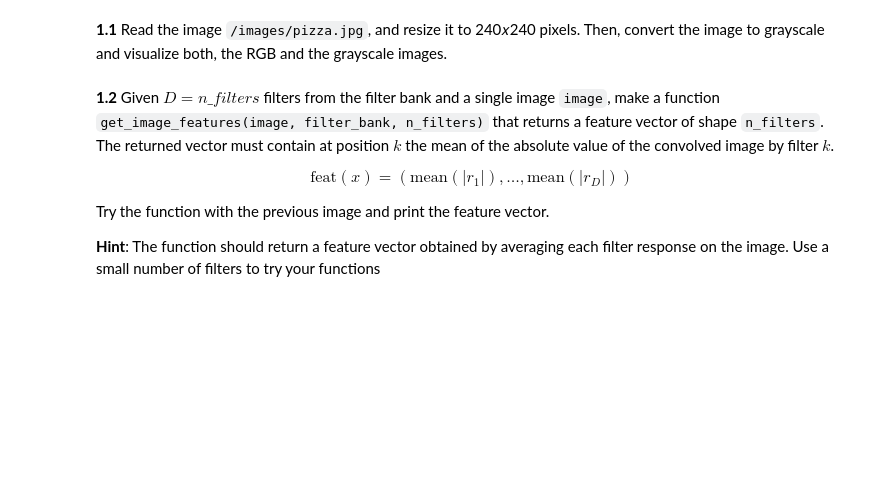
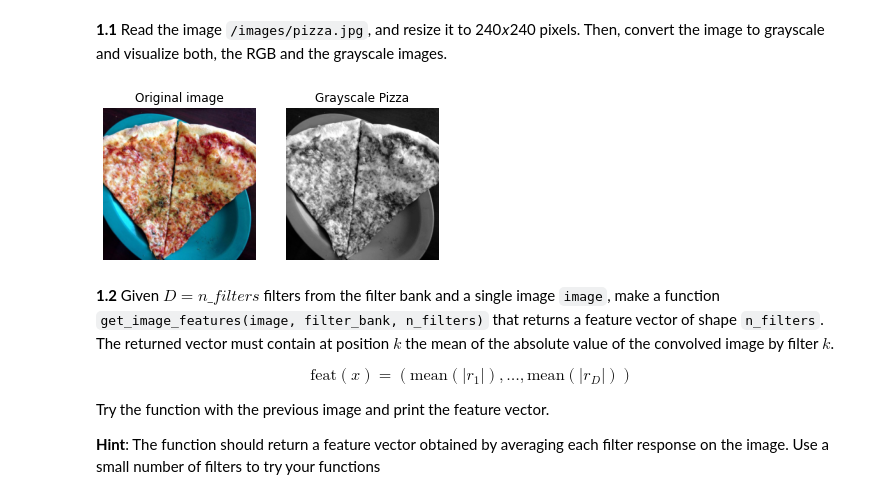
Before and after one commit to junjielyu13/Junior-Fall-Missions, a Jupyter notebook: VisioAI/Practica/p5/P5-Part1.ipynb, the cells around one changed output. Drawn from its saved outputs; the diff is of its cells as text; code cells hidden in the pictures; blank space fills up the shorter version.

```diff
--- a/VisioAI/Practica/p5/P5-Part1.ipynb
+++ b/VisioAI/Practica/p5/P5-Part1.ipynb
@@ -83,3 +98,26 @@ What are the different filters? Which is the size of the filters? How many filte
+# %%
+# Your solution here
+import skimage.io as io
+import skimage.color as color
+
+pizza = io.imread('./images/pizza.jpg')
+pizza = resize(pizza, (240, 240))
+pizza_gray = color.rgb2gray(pizza)
+
+fig, axs = plt.subplots(1, 2)
+ax = axs[0]
+ax.imshow(pizza)
+ax.set_title('Original image')
+ax.axis('off')
+
+ax = axs[1]
+ax.imshow(pizza_gray, cmap='gray')
+ax.set_title('Grayscale Pizza')
+ax.axis('off')
+
+plt.show()
+# %% [output]
+[figure, added]
 # %% [markdown]
 **1.2** Given $D=n\_{filters}$ filters from the filter bank and a single image `image`, make a function `get_image_features(image, filter_bank, n_filters)` that returns a feature vector of shape `n_filters`. The returned vector must contain at position $k$ the mean of the absolute value of the convolved image by filter $k$.
 
```
Also changed, not shown: parts of 53 cells of this notebook, 1 other file.
